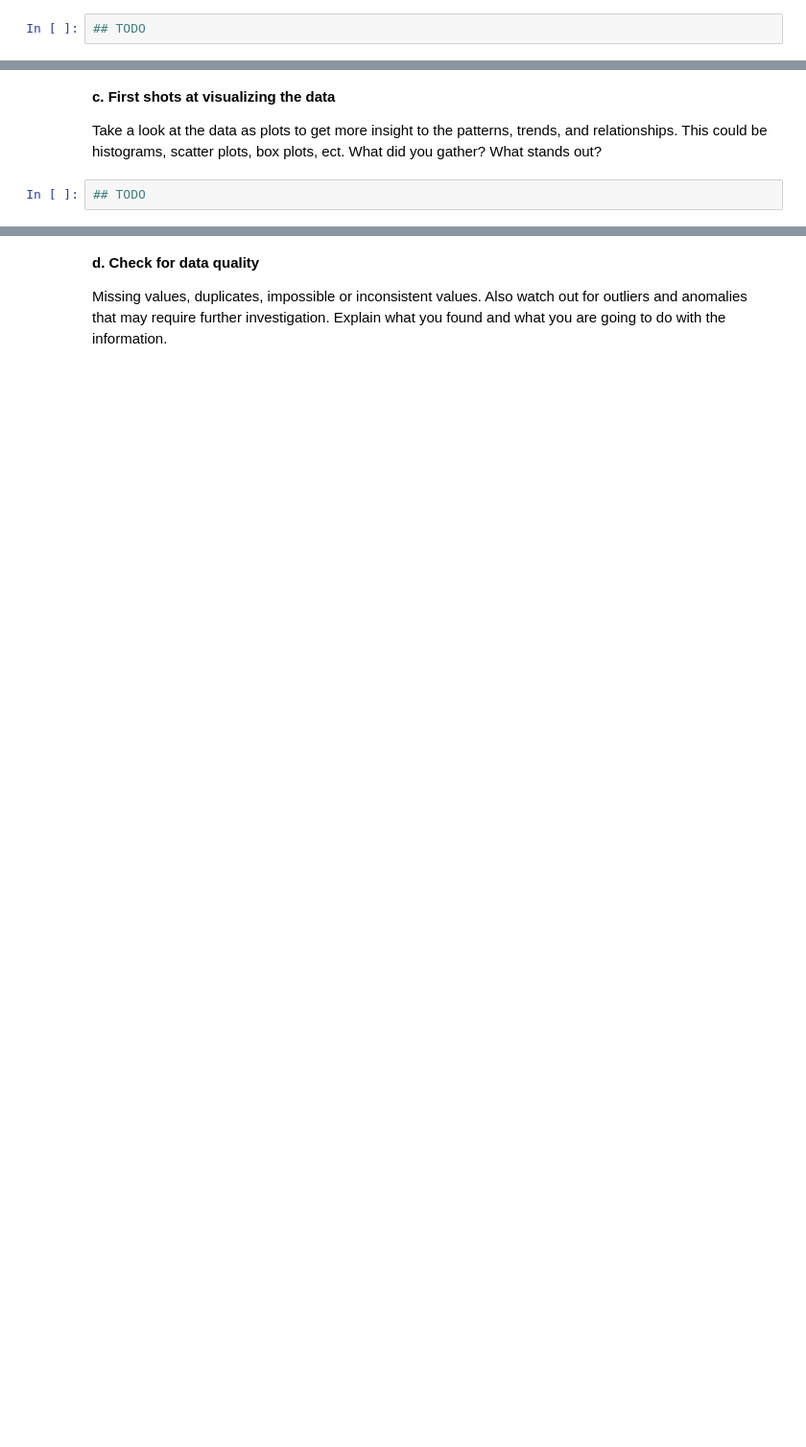
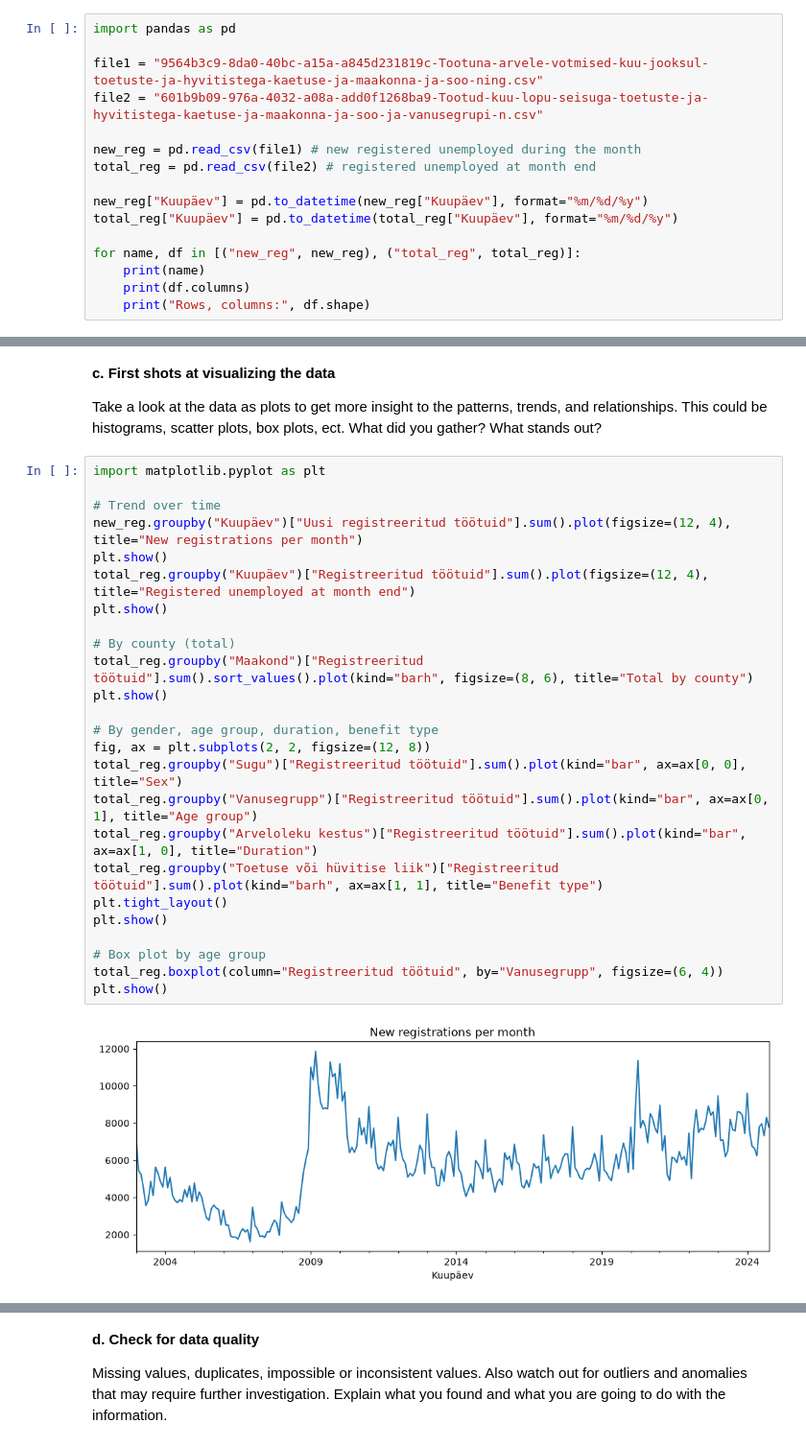
Before and after one commit to nikibuki/IDS-Project-E5, a Jupyter notebook: IDS2026_HW07.ipynb, the cells around one changed output, grey strips where cells are left out. Shown at 96% size. Cells and saved outputs as stored; diff of their text form; blank space fills up the shorter version.

```diff
--- a/IDS2026_HW07.ipynb
+++ b/IDS2026_HW07.ipynb
@@ -120,4 +120,18 @@ The second step of CRISP-DM is data understanding. The goal is to collect, descr
 # %% [markdown]
 **a. Describe the data. Number of rows and columns, what does one row represent.**
 # %%
-## TODO
+import pandas as pd
+
+file1 = "9564b3c9-8da0-40bc-a15a-a845d231819c-Tootuna-arvele-votmised-kuu-jooksul-toetuste-ja-hyvitistega-kaetuse-ja-maakonna-ja-soo-ning.csv"
+file2 = "601b9b09-976a-4032-a08a-add0f1268ba9-Tootud-kuu-lopu-seisuga-toetuste-ja-hyvitistega-kaetuse-ja-maakonna-ja-soo-ja-vanusegrupi-n.csv"
+
+new_reg = pd.read_csv(file1) # new registered unemployed during the month
+total_reg = pd.read_csv(file2) # registered unemployed at month end
+
+new_reg["Kuupäev"] = pd.to_datetime(new_reg["Kuupäev"], format="%m/%d/%y")
+total_reg["Kuupäev"] = pd.to_datetime(total_reg["Kuupäev"], format="%m/%d/%y")
+
+for name, df in [("new_reg", new_reg), ("total_reg", total_reg)]:
+    print(name)
+    print(df.columns)
+    print("Rows, columns:", df.shape)
@@ -148,4 +218,29 @@ You can do this as a text paragraph, a list, or as a table suggested below.
 
 Take a look at the data as plots to get more insight to the patterns, trends, and relationships. This could be histograms, scatter plots, box plots, ect. What did you gather? What stands out?
 # %%
-## TODO
+import matplotlib.pyplot as plt
+
+# Trend over time
+new_reg.groupby("Kuupäev")["Uusi registreeritud töötuid"].sum().plot(figsize=(12, 4), title="New registrations per month")
+plt.show()
+total_reg.groupby("Kuupäev")["Registreeritud töötuid"].sum().plot(figsize=(12, 4), title="Registered unemployed at month end")
+plt.show()
+
+# By county (total)
+total_reg.groupby("Maakond")["Registreeritud töötuid"].sum().sort_values().plot(kind="barh", figsize=(8, 6), title="Total by county")
+plt.show()
+
+# By gender, age group, duration, benefit type
+fig, ax = plt.subplots(2, 2, figsize=(12, 8))
+total_reg.groupby("Sugu")["Registreeritud töötuid"].sum().plot(kind="bar", ax=ax[0, 0], title="Sex")
+total_reg.groupby("Vanusegrupp")["Registreeritud töötuid"].sum().plot(kind="bar", ax=ax[0, 1], title="Age group")
+total_reg.groupby("Arveloleku kestus")["Registreeritud töötuid"].sum().plot(kind="bar", ax=ax[1, 0], title="Duration")
+total_reg.groupby("Toetuse või hüvitise liik")["Registreeritud töötuid"].sum().plot(kind="barh", ax=ax[1, 1], title="Benefit type")
+plt.tight_layout()
+plt.show()
+
+# Box plot by age group
+total_reg.boxplot(column="Registreeritud töötuid", by="Vanusegrupp", figsize=(6, 4))
+plt.show()
+# %% [output]
+[figure, added]
```
Also changed, not shown: parts of 10 cells of this notebook.
